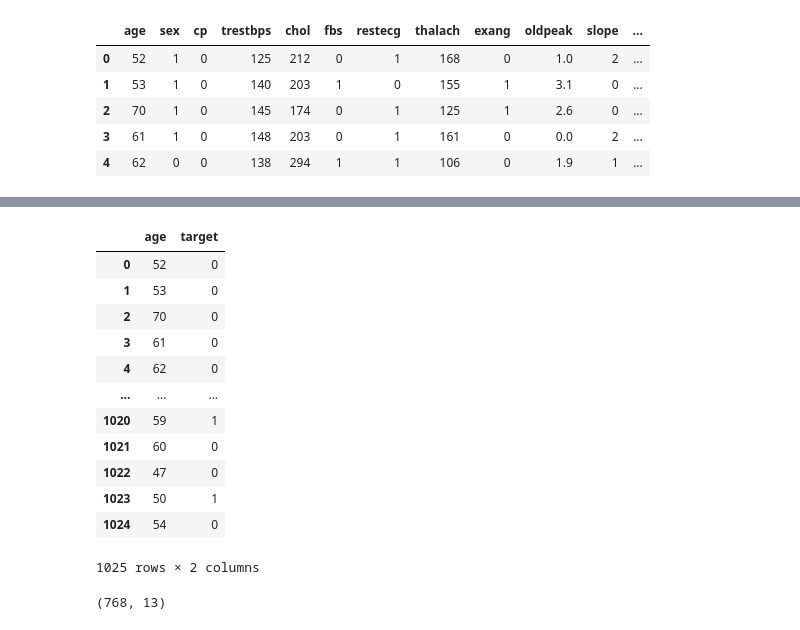
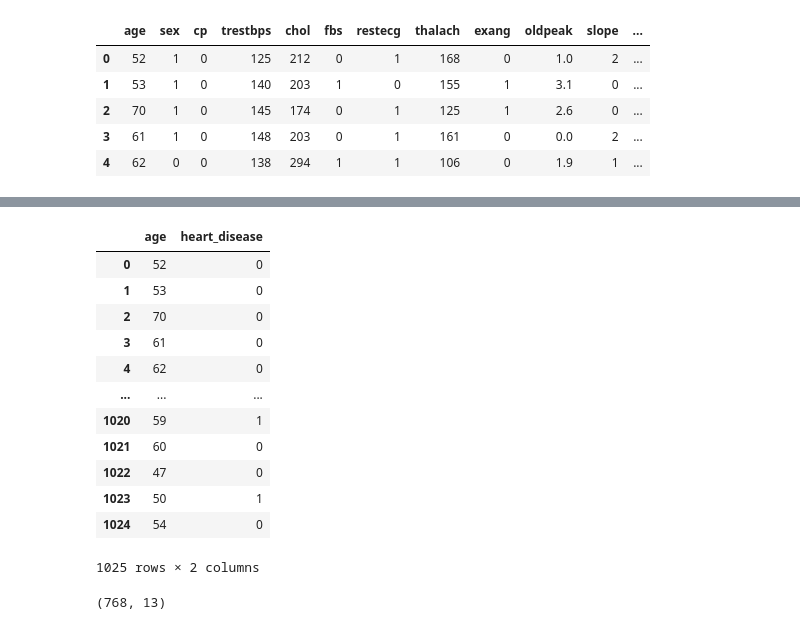
Before and after one commit to RagingRyann/group_project, a Jupyter notebook: Heart_ML_LogReg.ipynb, the cells around one changed output, grey strips where cells are left out. Drawn from its saved outputs; the diff is of its cells as text; code cells hidden in the pictures.

```diff
--- a/Heart_ML_LogReg.ipynb
+++ b/Heart_ML_LogReg.ipynb
@@ -12,3 +12,7 @@ heart_df.head()
 | 2 | 70 | 1 | 0 | 145 | 174 | 0 | 1 | 125 | 1 | 2.6 | 0 | ... |
 | 3 | 61 | 1 | 0 | 148 | 203 | 0 | 1 | 161 | 0 | 0.0 | 2 | ... |
 | 4 | 62 | 0 | 0 | 138 | 294 | 1 | 1 | 106 | 0 | 1.9 | 1 | ... |
+# %%
+#Change names of columns
+heart_df.columns=['age', 'sex','chest_pain_type','resting_blood_pressure','serum_cholestoral(mg/dl)', 'fasting_blood_sugar', 'resting_ecg_results','max_heart_rate_achieved', 'exercise_induced_angina', 'st_depression', 'st_slope_elevation', 'major_vessels', 'thal', 'heart_disease']
+heart_df
@@ -70,10 +88,10 @@ gender_df
 1025 rows × 2 columns
 # %%
 # Create age_df
-age_df = heart_df[["age", "target"]]
+age_df = heart_df[["age", "heart_disease"]]
 age_df
 # %% [output]
-|  | age | target |
+|  | age | heart_disease |
 | 0 | 52 | 0 |
 | 1 | 53 | 0 |
 | 2 | 70 | 0 |
```
Also changed, not shown: parts of 7 cells of this notebook, 2 other files.
